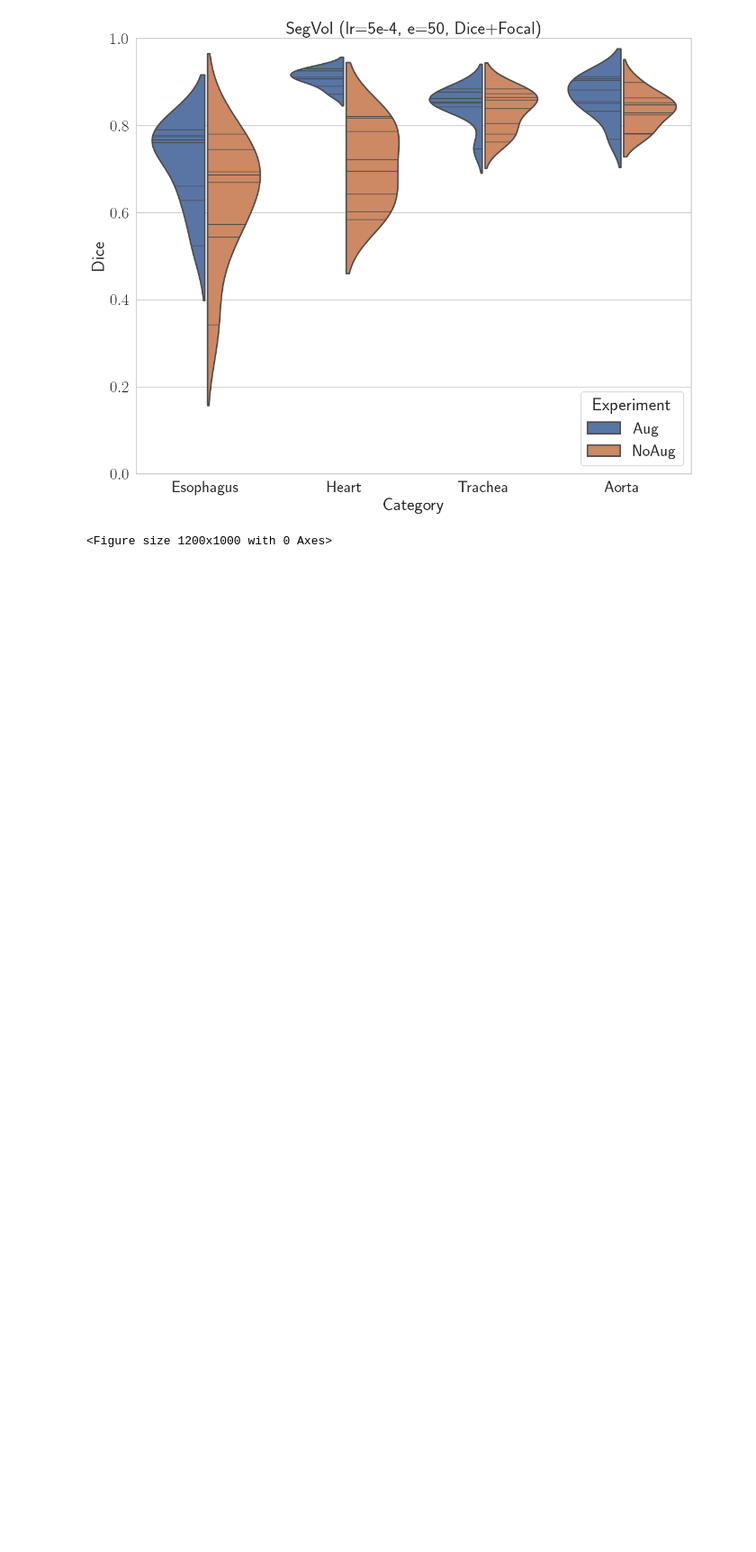
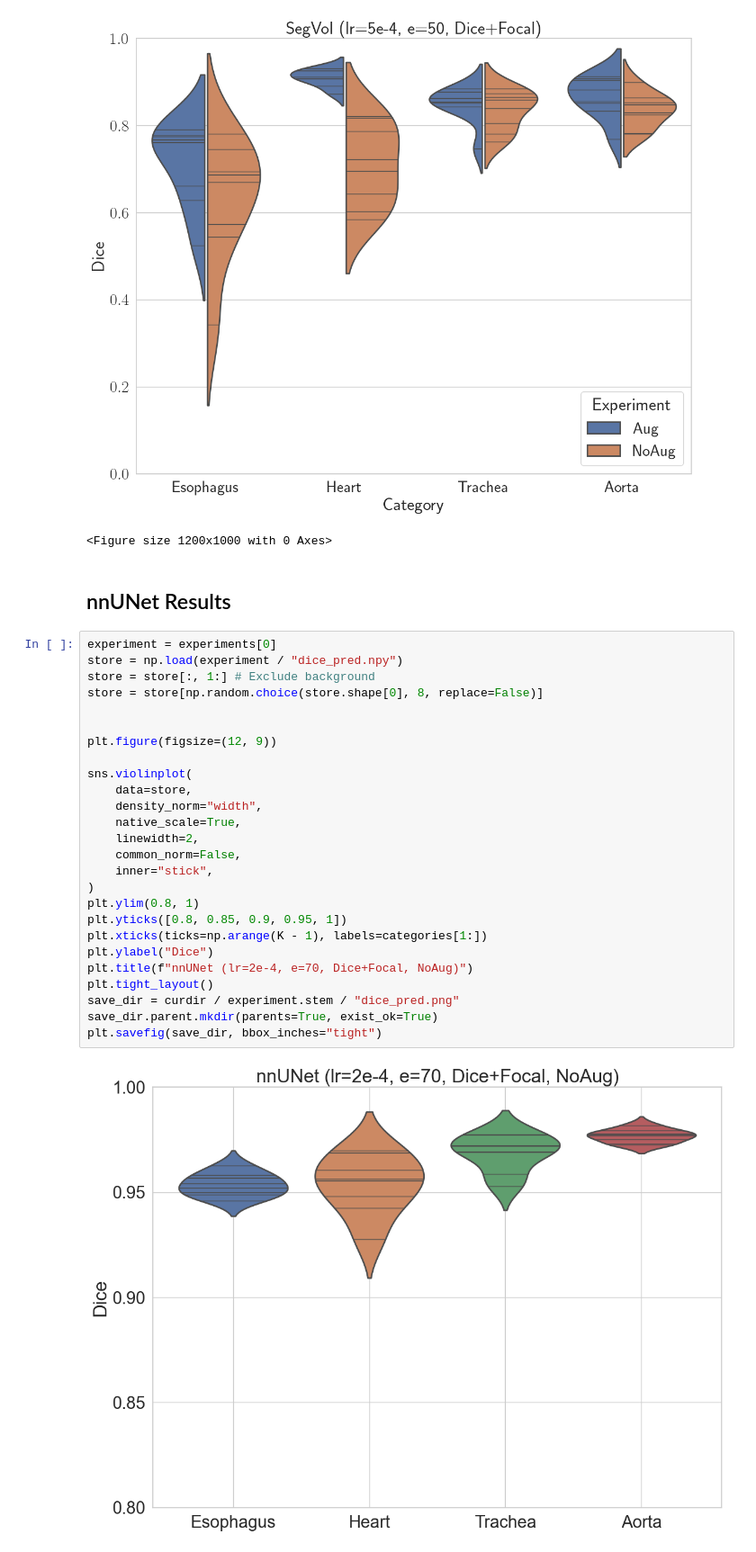
Before and after one commit to danilotpnta/ai4mi_project, a Jupyter notebook: notebooks/plotting.ipynb, the cells around one changed output. Shown at 90% size. Cells and saved outputs as stored; diff of their text form; blank space fills up the shorter version.

Commit message:
add: results val dice scores on nnUNet + add colab notebook to run nnUNet

```diff
--- a/notebooks/plotting.ipynb
+++ b/notebooks/plotting.ipynb
@@ -145,3 +168,33 @@ plt.savefig(save_dir, bbox_inches="tight")
 64 rows × 3 columns
 [figure]
 <Figure size 1200x1000 with 0 Axes>
+# %% [markdown]
+## nnUNet Results
+# %%
+experiment = experiments[0]
+store = np.load(experiment / "dice_pred.npy")
+store = store[:, 1:] # Exclude background
+store = store[np.random.choice(store.shape[0], 8, replace=False)]
+
+
+plt.figure(figsize=(12, 9))
+
+sns.violinplot(
+    data=store,
+    density_norm="width",
+    native_scale=True,
+    linewidth=2,
+    common_norm=False,
+    inner="stick",
+)
+plt.ylim(0.8, 1)
+plt.yticks([0.8, 0.85, 0.9, 0.95, 1])
+plt.xticks(ticks=np.arange(K - 1), labels=categories[1:])
+plt.ylabel("Dice")
+plt.title(f"nnUNet (lr=2e-4, e=70, Dice+Focal, NoAug)")
+plt.tight_layout()
+save_dir = curdir / experiment.stem / "dice_pred.png"
+save_dir.parent.mkdir(parents=True, exist_ok=True)
+plt.savefig(save_dir, bbox_inches="tight")
+# %% [output]
+[figure, added]
```
Also changed, not shown: parts of 7 cells of this notebook, 5 other files.
